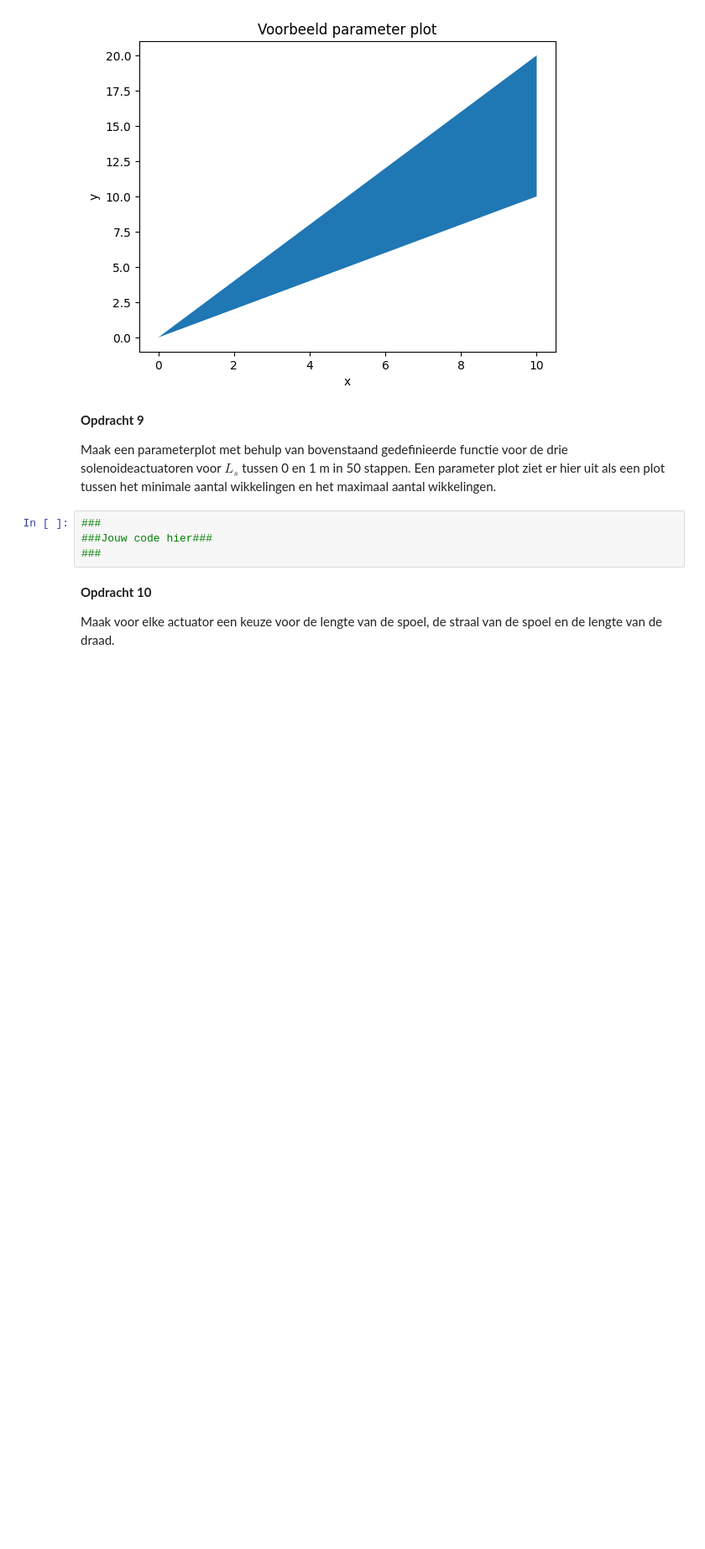
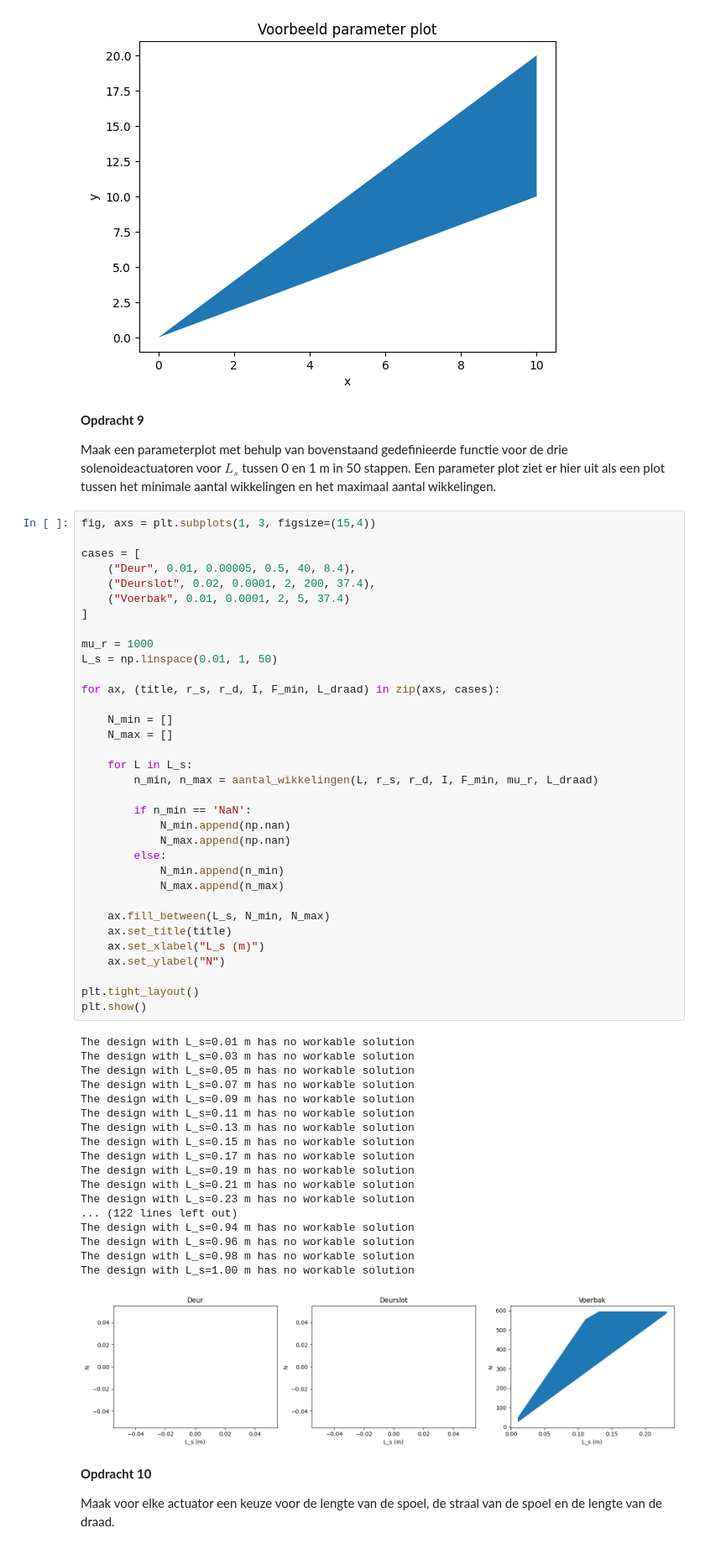
Before and after one commit to Xinqihuang123/DEF-D, a Jupyter notebook: 2KrachtactuatorOpdracht/KrachtactuatorOpdracht.ipynb, the cells around one changed output. Shown at 84% size. Cells and saved outputs as stored; diff of their text form; blank space fills up the shorter version.

```diff
--- a/2KrachtactuatorOpdracht/KrachtactuatorOpdracht.ipynb
+++ b/2KrachtactuatorOpdracht/KrachtactuatorOpdracht.ipynb
@@ -174,9 +199,58 @@ Text(0, 0.5, 'y')
 
 Maak een parameterplot met behulp van bovenstaand gedefinieerde functie voor de drie solenoideactuatoren voor $L_s$ tussen 0 en 1 m in 50 stappen. Een parameter plot ziet er hier uit als een plot tussen het minimale aantal wikkelingen en het maximaal aantal wikkelingen.
 # %%
-###
-###Jouw code hier###
-###
+fig, axs = plt.subplots(1, 3, figsize=(15,4))
+
+cases = [
+    ("Deur", 0.01, 0.00005, 0.5, 40, 8.4),
+    ("Deurslot", 0.02, 0.0001, 2, 200, 37.4),
+    ("Voerbak", 0.01, 0.0001, 2, 5, 37.4)
+]
+
+mu_r = 1000
+L_s = np.linspace(0.01, 1, 50)
+
+for ax, (title, r_s, r_d, I, F_min, L_draad) in zip(axs, cases):
+
+    N_min = []
+    N_max = []
+
+    for L in L_s:
+        n_min, n_max = aantal_wikkelingen(L, r_s, r_d, I, F_min, mu_r, L_draad)
+
+        if n_min == 'NaN':
+            N_min.append(np.nan)
+            N_max.append(np.nan)
+        else:
+            N_min.append(n_min)
+            N_max.append(n_max)
+
+    ax.fill_between(L_s, N_min, N_max)
+    ax.set_title(title)
+    ax.set_xlabel("L_s (m)")
+    ax.set_ylabel("N")
+
+plt.tight_layout()
+plt.show()
+# %% [output]
+The design with L_s=0.01 m has no workable solution
+The design with L_s=0.03 m has no workable solution
+The design with L_s=0.05 m has no workable solution
+The design with L_s=0.07 m has no workable solution
+The design with L_s=0.09 m has no workable solution
+The design with L_s=0.11 m has no workable solution
+The design with L_s=0.13 m has no workable solution
+The design with L_s=0.15 m has no workable solution
+The design with L_s=0.17 m has no workable solution
+The design with L_s=0.19 m has no workable solution
+The design with L_s=0.21 m has no workable solution
+The design with L_s=0.23 m has no workable solution
+... (122 lines left out)
+The design with L_s=0.94 m has no workable solution
+The design with L_s=0.96 m has no workable solution
+The design with L_s=0.98 m has no workable solution
+The design with L_s=1.00 m has no workable solution
+[figure, added]
 # %% [markdown]
 **Opdracht 10**
 
```
Also changed, not shown: parts of 7 cells of this notebook, 4 other files.
